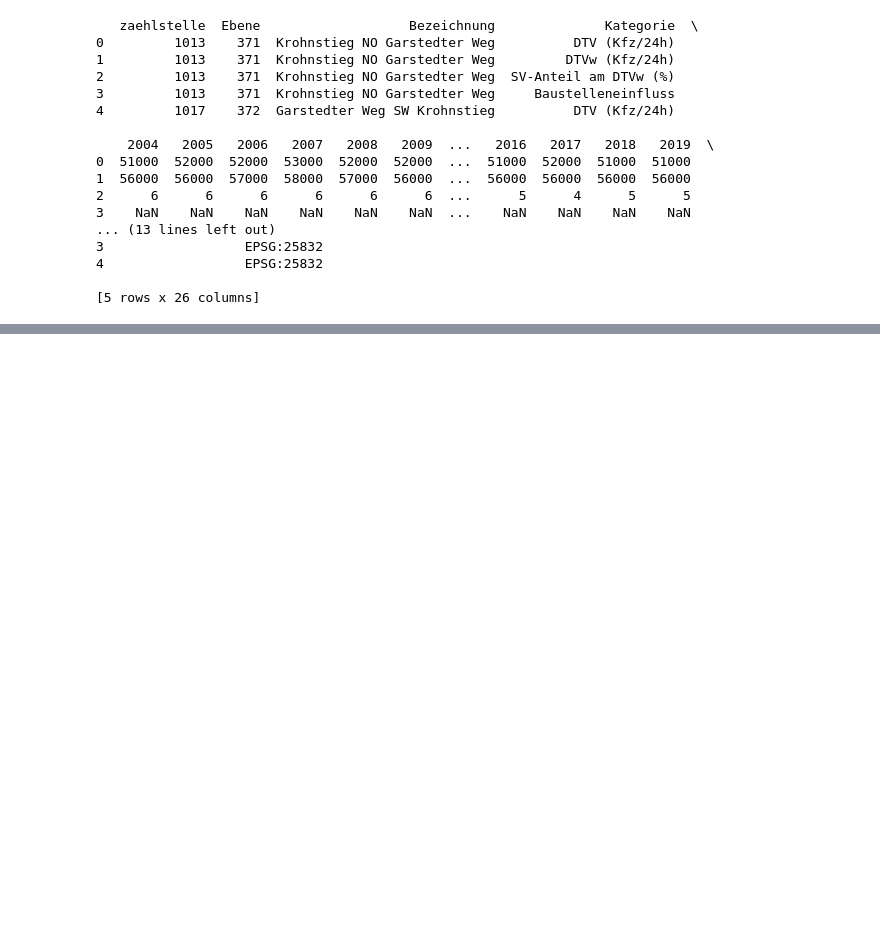
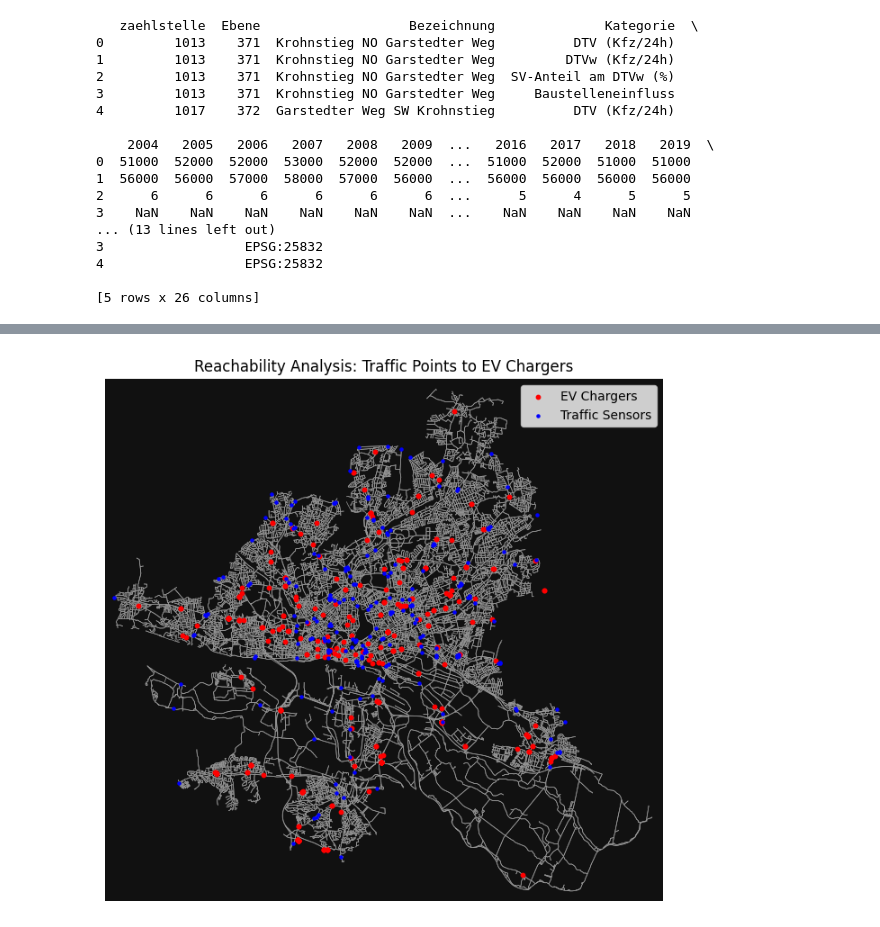
Before and after one commit to DanielJott/hamburg_echarging, a Jupyter notebook: hamburg.ipynb, the cells around one changed output, grey strips where cells are left out. Saved outputs shown, nothing was run; the diff lists cells and outputs as text; code cells hidden in the pictures; blank space fills up the shorter version.

```diff
--- a/hamburg.ipynb
+++ b/hamburg.ipynb
@@ -512,0 +999,43 @@ map
+# %%
+# Add edge travel times (assuming speed=50 km/h)
+hamburg_network = ox.add_edge_speeds(hamburg_network)
+hamburg_network = ox.add_edge_travel_times(hamburg_network)
+
+# Compute shortest paths
+reachability = {}
+for traffic_node in traffic_nodes:
+    distances = nx.single_source_dijkstra_path_length(
+        hamburg_network,
+        traffic_node,
+        weight="travel_time"
+    )
+    # Find nearest EV charger
+    min_distance = float('inf')
+    nearest_ev = None
+    for ev_node in ev_nodes:
+        if distances.get(ev_node, float('inf')) < min_distance:
+            min_distance = distances[ev_node]
+            nearest_ev = ev_node
+    reachability[traffic_node] = {
+        "nearest_ev": nearest_ev,
+        "travel_time": min_distance
+    }
+# %%
+# Plot network with critical points
+fig, ax = ox.plot_graph(
+    hamburg_network,
+    node_size=0,
+    edge_linewidth=0.5,
+    show=False,
+    close=False
+)
+
+# Add EV chargers (red) and traffic points (blue)
+geo_df.plot(ax=ax, color="red", markersize=10, label="EV Chargers")
+gdf_traffic.plot(ax=ax, color="blue", markersize=5, label="Traffic Sensors")
+
+plt.legend()
+plt.title("Reachability Analysis: Traffic Points to EV Chargers")
+plt.show()
+# %% [output]
+[figure, added]
```
Also changed, not shown: parts of 18 cells of this notebook, 3 other files.
